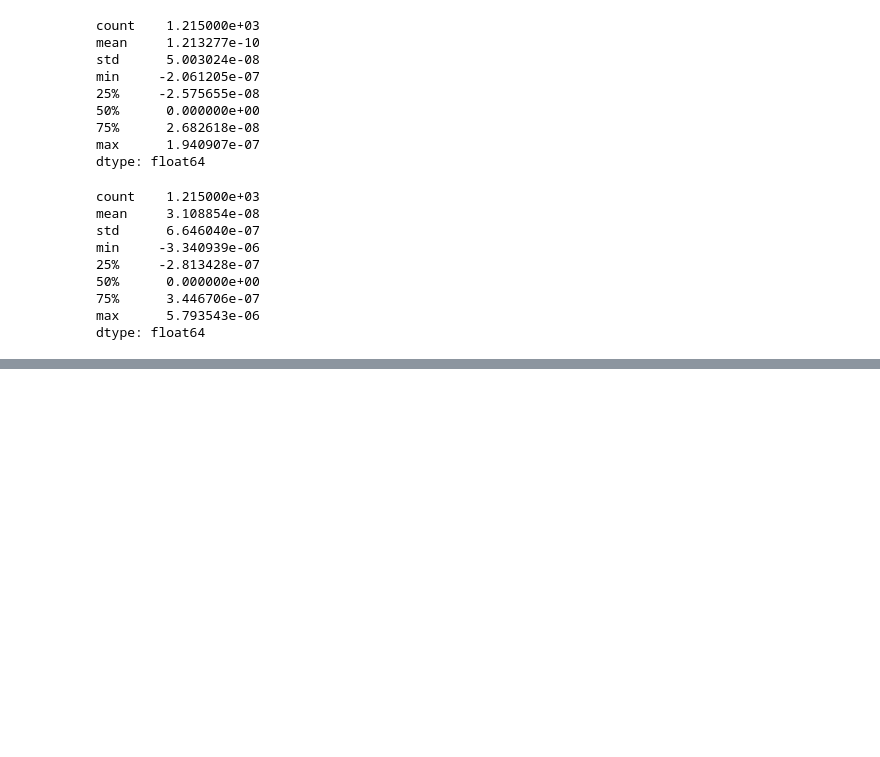
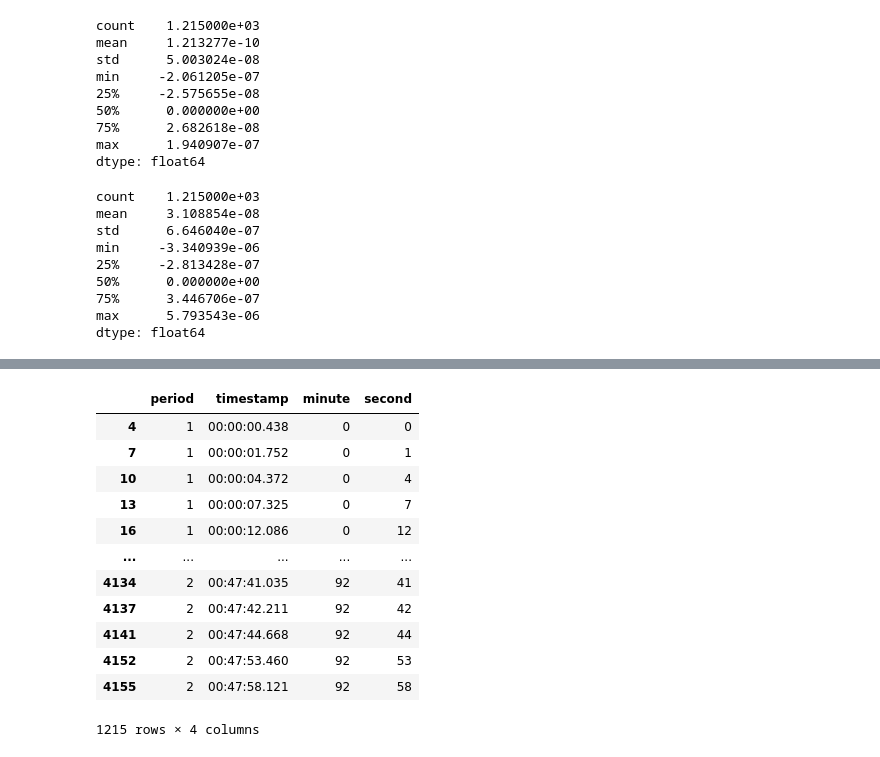
Before and after one commit to charalampisandreou/xPass-Project, a Jupyter notebook: notebooks/week3_etl_pipeline.ipynb, the cells around one changed output, grey strips where cells are left out. Saved outputs shown, nothing was run; the diff lists cells and outputs as text; code cells hidden in the pictures; blank space fills up the shorter version.

```diff
--- a/notebooks/week3_etl_pipeline.ipynb
+++ b/notebooks/week3_etl_pipeline.ipynb
@@ -378,0 +393,16 @@ df_pass.drop(columns = ['length_calc'], inplace=True)
+# %%
+df_pass[['period', 'timestamp', 'minute', 'second']]
+# %% [output]
+|  | period | timestamp | minute | second |
+| 4 | 1 | 00:00:00.438 | 0 | 0 |
+| 7 | 1 | 00:00:01.752 | 0 | 1 |
+| 10 | 1 | 00:00:04.372 | 0 | 4 |
+| 13 | 1 | 00:00:07.325 | 0 | 7 |
+| 16 | 1 | 00:00:12.086 | 0 | 12 |
+| ... | ... | ... | ... | ... |
+| 4134 | 2 | 00:47:41.035 | 92 | 41 |
+| 4137 | 2 | 00:47:42.211 | 92 | 42 |
+| 4141 | 2 | 00:47:44.668 | 92 | 44 |
+| 4152 | 2 | 00:47:53.460 | 92 | 53 |
+| 4155 | 2 | 00:47:58.121 | 92 | 58 |
+1215 rows × 4 columns
```
Also changed, not shown: parts of 19 cells of this notebook.
